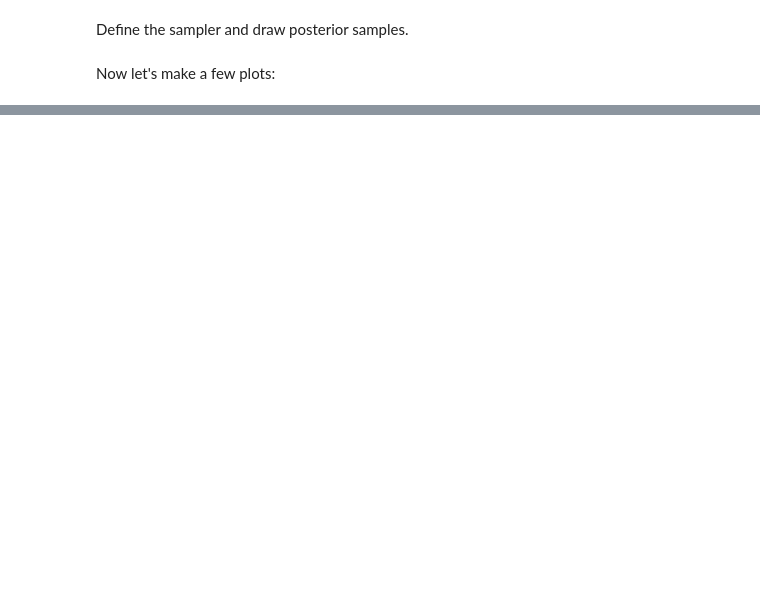
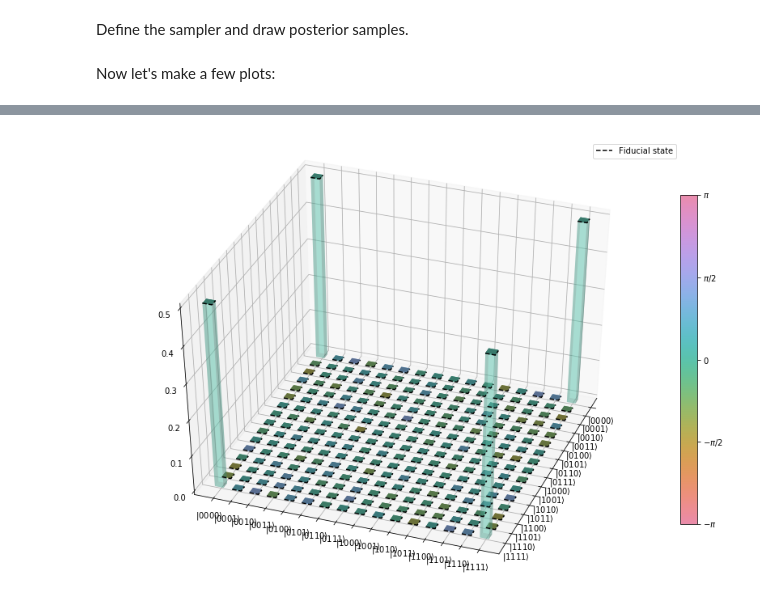
Before and after one commit to ihincks/btom, a Jupyter notebook: examples/binomial-example.ipynb, the cells around one changed output, grey strips where cells are left out. Saved outputs shown, nothing was run; the diff lists cells and outputs as text; code cells hidden in the pictures; blank space fills up the shorter version.

```diff
--- a/examples/binomial-example.ipynb
+++ b/examples/binomial-example.ipynb
@@ -133,0 +119,9 @@ plt.hist(np.abs(np.dot(np.dot(psi.T.conj(), posterior.states),psi).flatten())**2
+# %%
+psi = np.zeros((2**4,1), dtype=np.complex)
+psi[[0,-1]] = 1 / np.sqrt(2)
+rho = np.dot(psi, psi.conj().T)
+
+meas_ops = (bt.pauli_basis(4)[1:] + np.eye(psi.size)) / 2
+# %%
+data = bt.BinomialTomographyData.simulate(rho, meas_ops, 50000)
+print('measurement results: {}'.format(data.results))
@@ -133,0 +146,8 @@ plt.hist(np.abs(np.dot(np.dot(psi.T.conj(), posterior.states),psi).flatten())**2
+# %%
+sampler = bt.BinomialGinibreStateSampler(n_chains=4, ginibre_dim=1, n_iter=2000)
+posterior = bt.StatePosterior(sampler, data)
+# %%
+fig = plt.figure(figsize=(15,10))
+posterior.plot_matrix(vector_basis=bt.canonical_basis([2,2,2,2]), fiducial_state=rho)
+# %% [output]
+[figure, added]
```
Also changed, not shown: parts of 12 cells of this notebook.
